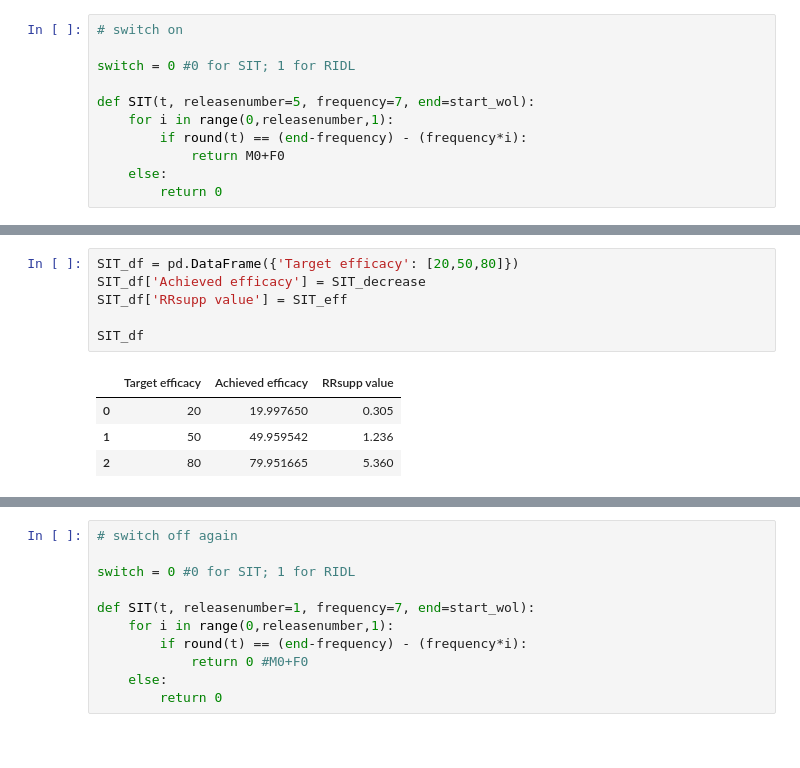
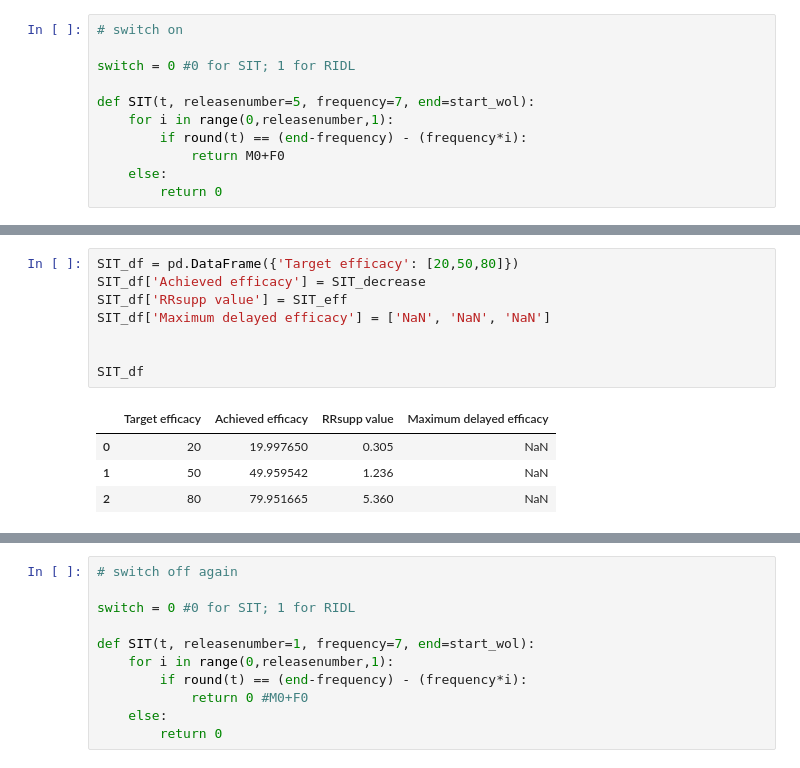
Before and after one commit to katietiley/Wolbachia_TPP_PPC, a Jupyter notebook: Population_data/Supplementary_Calculating_model_efficacy_parameters.ipynb, the cells around one changed output, grey strips where cells are left out. Drawn from its saved outputs; the diff is of its cells as text.

```diff
--- a/Population_data/Supplementary_Calculating_model_efficacy_parameters.ipynb
+++ b/Population_data/Supplementary_Calculating_model_efficacy_parameters.ipynb
@@ -456,11 +445,13 @@ processing time: 7.89 minutes
 # %%
 SIT_df = pd.DataFrame({'Target efficacy': [20,50,80]})
 SIT_df['Achieved efficacy'] = SIT_decrease
 SIT_df['RRsupp value'] = SIT_eff
+SIT_df['Maximum delayed efficacy'] = ['NaN', 'NaN', 'NaN']
+
 
 SIT_df
 # %% [output]
-|  | Target efficacy | Achieved efficacy | RRsupp value |
-| 0 | 20 | 19.997650 | 0.305 |
-| 1 | 50 | 49.959542 | 1.236 |
-| 2 | 80 | 79.951665 | 5.360 |
+|  | Target efficacy | Achieved efficacy | RRsupp value | Maximum delayed efficacy |
+| 0 | 20 | 19.997650 | 0.305 | NaN |
+| 1 | 50 | 49.959542 | 1.236 | NaN |
+| 2 | 80 | 79.951665 | 5.360 | NaN |
```
Also changed, not shown: parts of 10 cells of this notebook.
